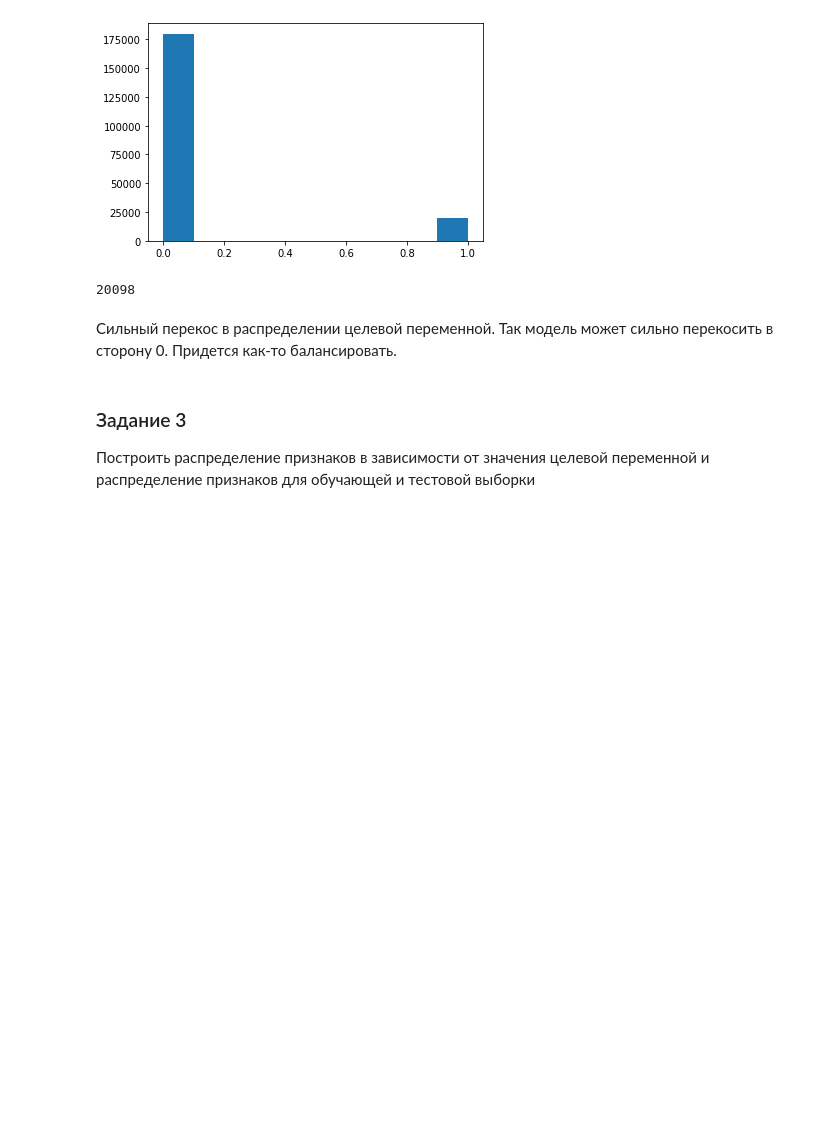
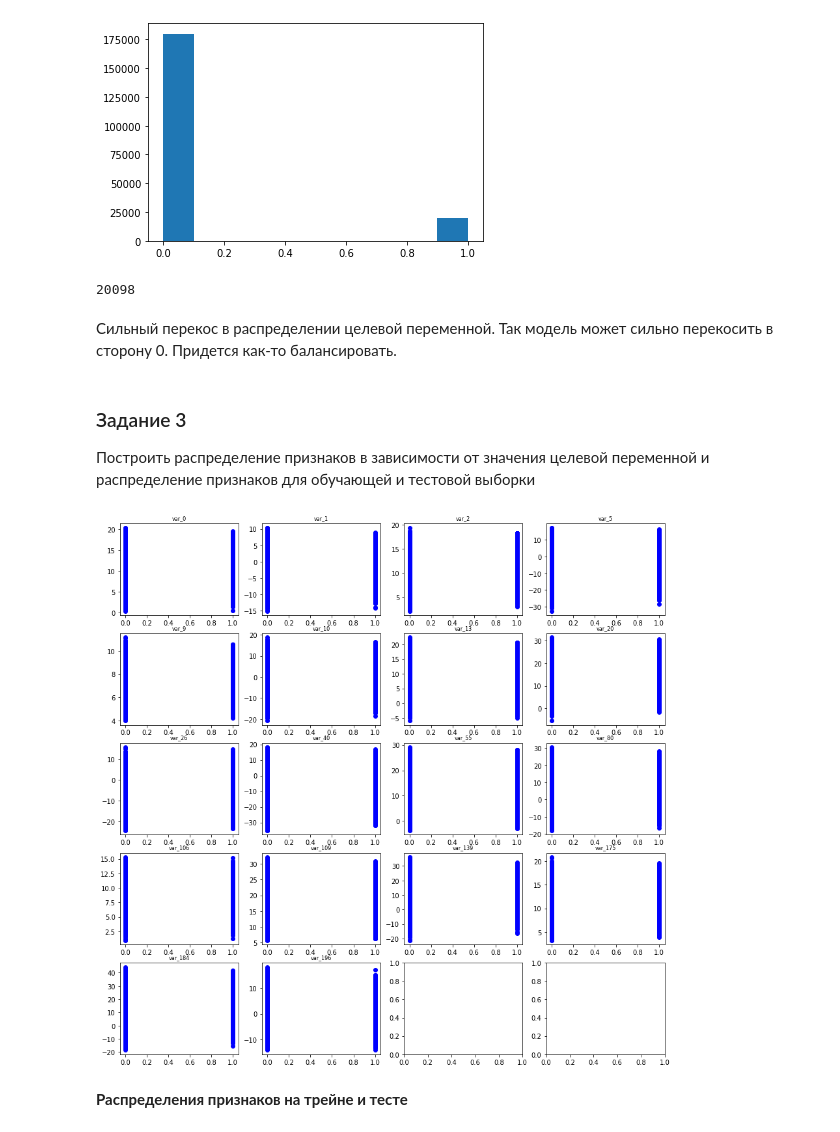
Before and after one commit to fogugy/gb_kaggle, a Jupyter notebook: hw1.ipynb, the cells around one changed output. Cells and saved outputs as stored; diff of their text form; code cells hidden in the pictures; blank space fills up the shorter version.

```diff
--- a/hw1.ipynb
+++ b/hw1.ipynb
@@ -225,3 +167,18 @@ train["target"].sum()
 # %% [markdown]
 ### Задание 3
 Построить распределение признаков в зависимости от значения целевой переменной и распределение признаков для обучающей и тестовой выборки
+# %%
+columns = ['var_0', 'var_1', 'var_2', 'var_5', 'var_9', 'var_10', 'var_13', \
+           'var_20', 'var_26', 'var_40', 'var_55', 'var_80', 'var_106', 'var_109', \
+           'var_139', 'var_175', 'var_184', 'var_196']
+# %%
+fig, axes = plt.subplots(5, 4, figsize=(15, 15))
+
+for num, feature in enumerate(columns):
+    data = train[feature].copy()
+    axes[num//4, num%4].scatter(train['target'], data, color="blue")
+    axes[num//4, num%4].set_title(feature, fontsize=8)
+# %% [output]
+[figure, added]
+# %% [markdown]
+**Распределения признаков на трейне и тесте**
```
Also changed, not shown: parts of 21 cells of this notebook.
